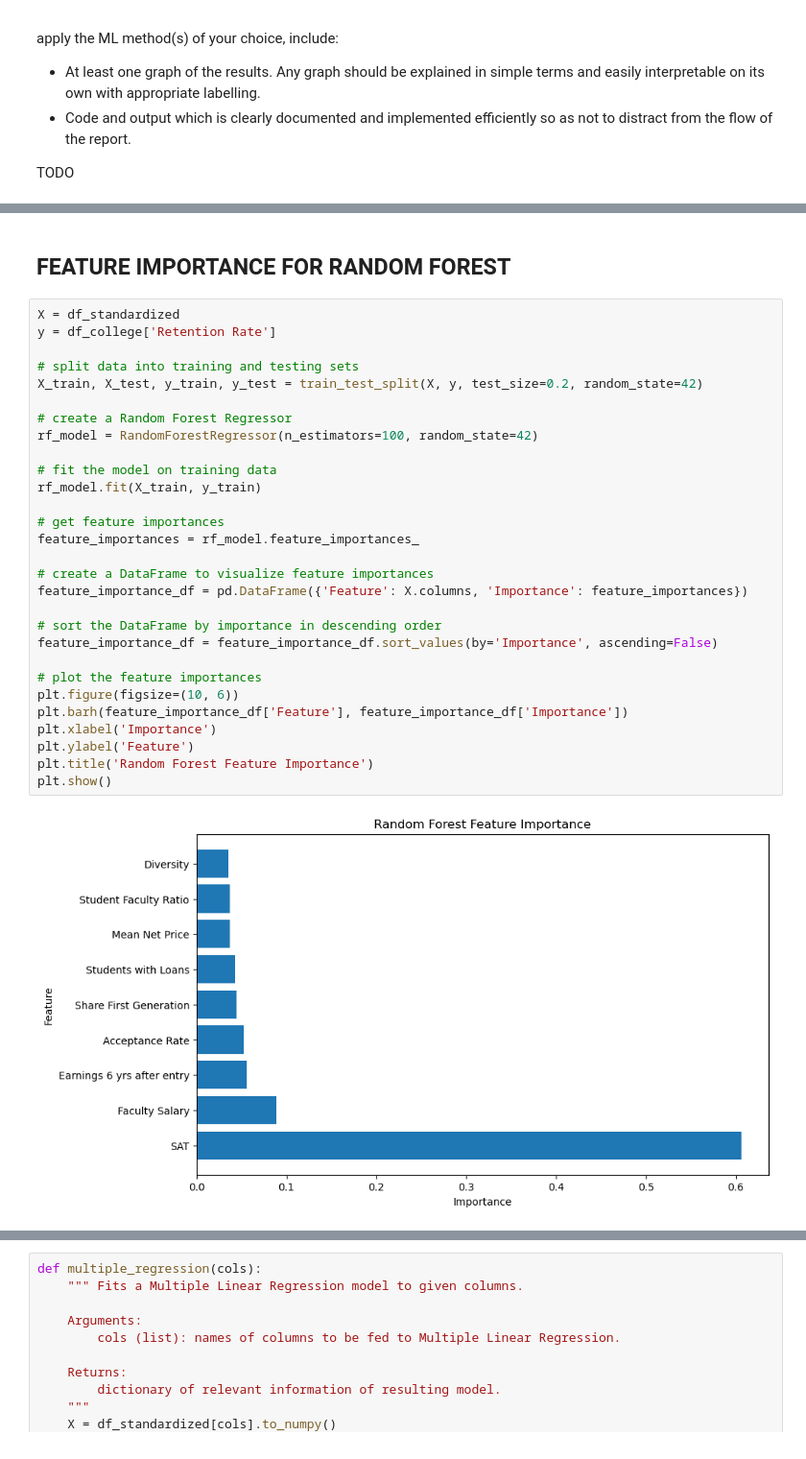
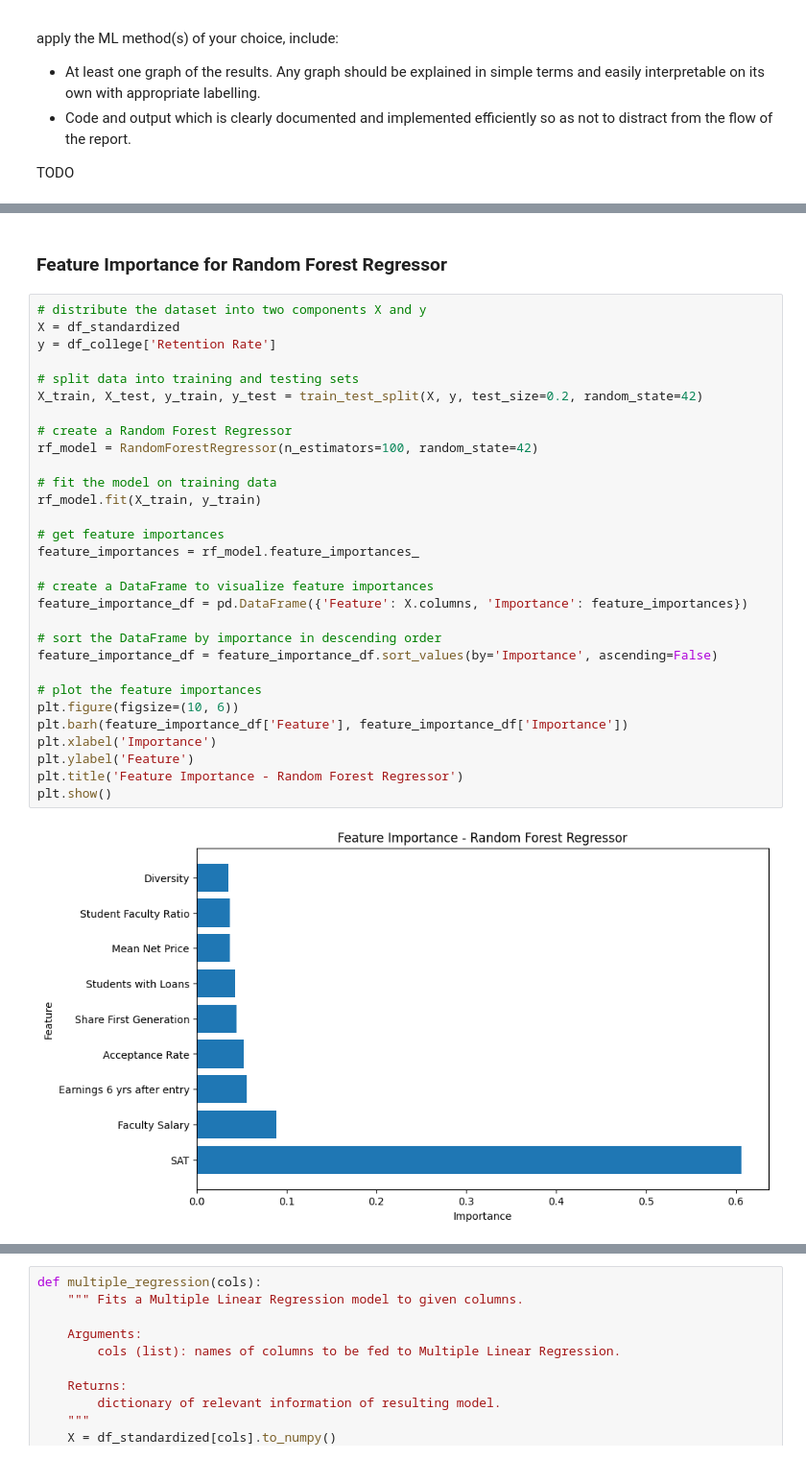
Before and after one commit to sahana-dhar/Understanding-Student-Retention-in-Higher-Education-, a Jupyter notebook: ds3000_final_report.ipynb, the cells around one changed output, grey strips where cells are left out. Shown at 96% size. Drawn from its saved outputs; the diff is of its cells as text.

```diff
--- a/ds3000_final_report.ipynb
+++ b/ds3000_final_report.ipynb
@@ -235,33 +207,34 @@ y = df_college['Retention Rate'].to_numpy()
-# %% [markdown]
-## FEATURE IMPORTANCE FOR RANDOM FOREST
+# %% [markdown]
+### Feature Importance for Random Forest Regressor
 # %%
+# distribute the dataset into two components X and y
 X = df_standardized
 y = df_college['Retention Rate']
 
 # split data into training and testing sets
 X_train, X_test, y_train, y_test = train_test_split(X, y, test_size=0.2, random_state=42)
 
 # create a Random Forest Regressor
 rf_model = RandomForestRegressor(n_estimators=100, random_state=42)
 
 # fit the model on training data
 rf_model.fit(X_train, y_train)
 
 # get feature importances
 feature_importances = rf_model.feature_importances_
 
 # create a DataFrame to visualize feature importances
 feature_importance_df = pd.DataFrame({'Feature': X.columns, 'Importance': feature_importances})
 
 # sort the DataFrame by importance in descending order
 feature_importance_df = feature_importance_df.sort_values(by='Importance', ascending=False)
 
 # plot the feature importances
 plt.figure(figsize=(10, 6))
 plt.barh(feature_importance_df['Feature'], feature_importance_df['Importance'])
 plt.xlabel('Importance')
 plt.ylabel('Feature')
-plt.title('Random Forest Feature Importance')
+plt.title('Feature Importance - Random Forest Regressor')
 plt.show()
 # %% [output]
-[figure, old version]
+[figure, new version]
```
Also changed, not shown: parts of 24 cells of this notebook, 1 other file.
